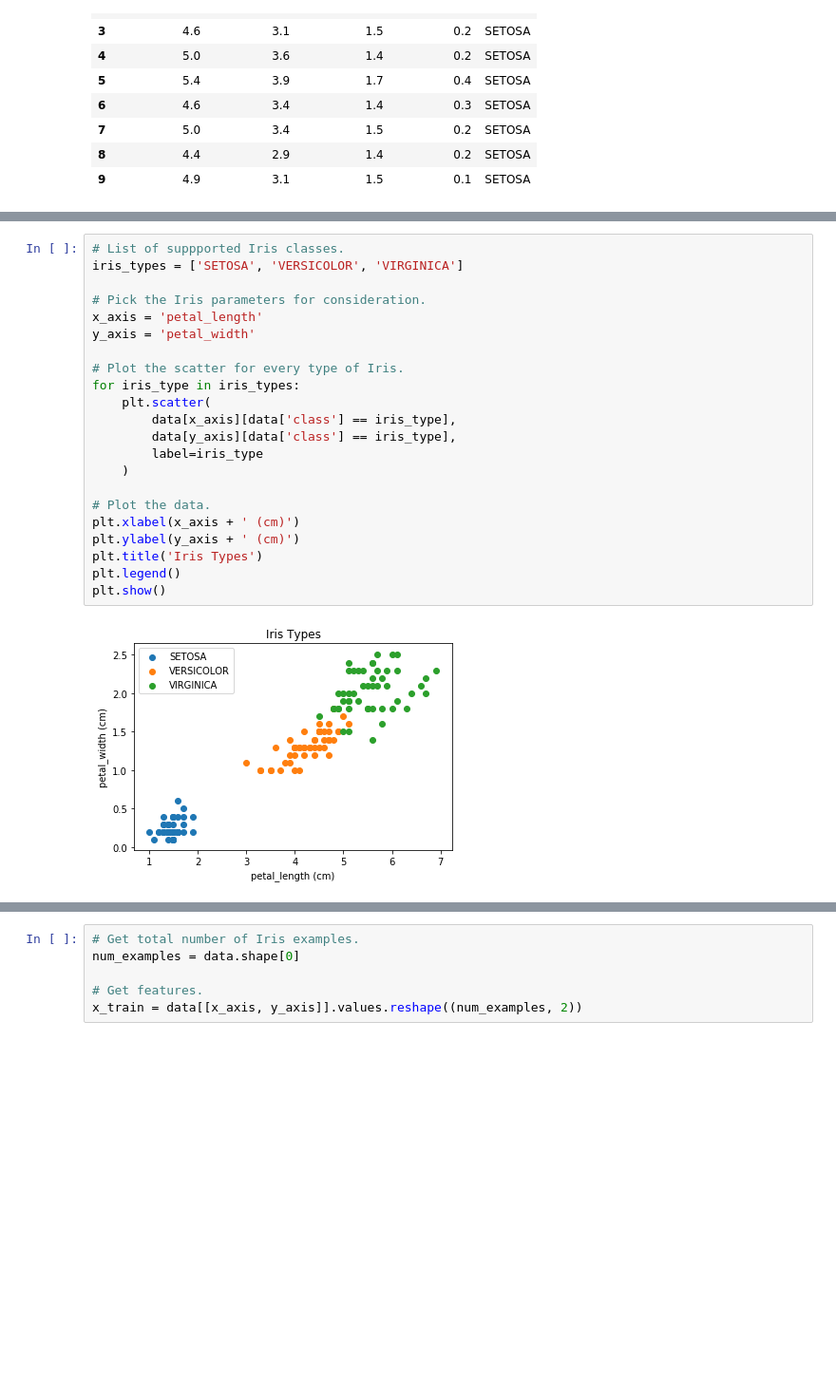
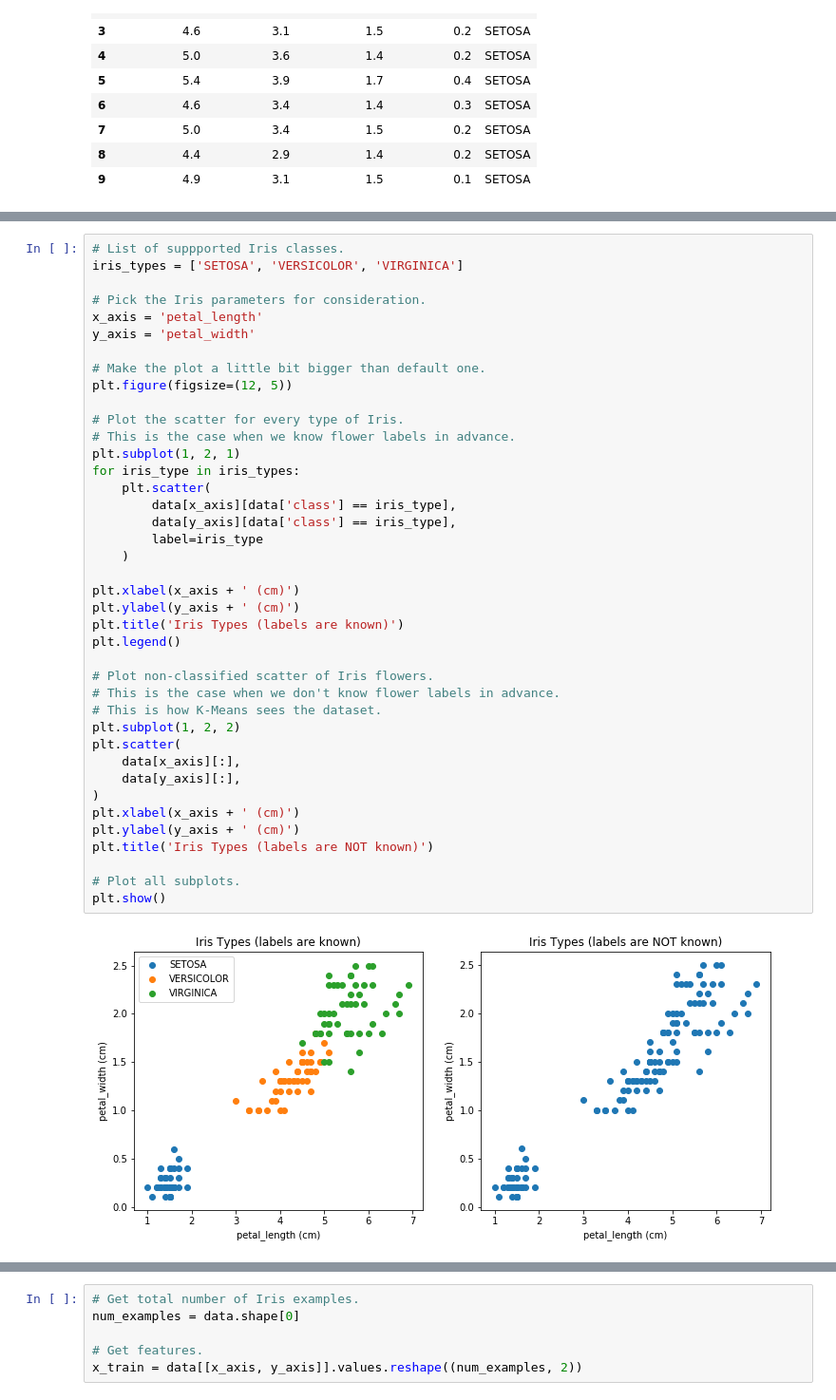
Before and after one commit to trekhleb/homemade-machine-learning, a Jupyter notebook: notebooks/k_means/k_means_demo.ipynb, the cells around one changed output, grey strips where cells are left out. Shown: that part at 95% size. Drawn from its saved outputs; the diff is of its cells as text; blank space fills up the shorter version.

Commit message:
Add K-Means.

```diff
--- a/notebooks/k_means/k_means_demo.ipynb
+++ b/notebooks/k_means/k_means_demo.ipynb
@@ -46,24 +65,42 @@ data.head(10)
 # %%
 # List of suppported Iris classes.
 iris_types = ['SETOSA', 'VERSICOLOR', 'VIRGINICA']
 
 # Pick the Iris parameters for consideration.
 x_axis = 'petal_length'
 y_axis = 'petal_width'
 
+# Make the plot a little bit bigger than default one.
+plt.figure(figsize=(12, 5))
+
 # Plot the scatter for every type of Iris.
+# This is the case when we know flower labels in advance.
+plt.subplot(1, 2, 1)
 for iris_type in iris_types:
     plt.scatter(
         data[x_axis][data['class'] == iris_type],
         data[y_axis][data['class'] == iris_type],
         label=iris_type
     )
 
-# Plot the data.
 plt.xlabel(x_axis + ' (cm)')
 plt.ylabel(y_axis + ' (cm)')
-plt.title('Iris Types')
+plt.title('Iris Types (labels are known)')
 plt.legend()
+
+# Plot non-classified scatter of Iris flowers.
+# This is the case when we don't know flower labels in advance.
+# This is how K-Means sees the dataset.
+plt.subplot(1, 2, 2)
+plt.scatter(
+    data[x_axis][:],
+    data[y_axis][:],
+)
+plt.xlabel(x_axis + ' (cm)')
+plt.ylabel(y_axis + ' (cm)')
+plt.title('Iris Types (labels are NOT known)')
+
+# Plot all subplots.
 plt.show()
 # %% [output]
-[figure, old version]
+[figure, new version]
```
Also changed, not shown: parts of 9 cells of this notebook.
